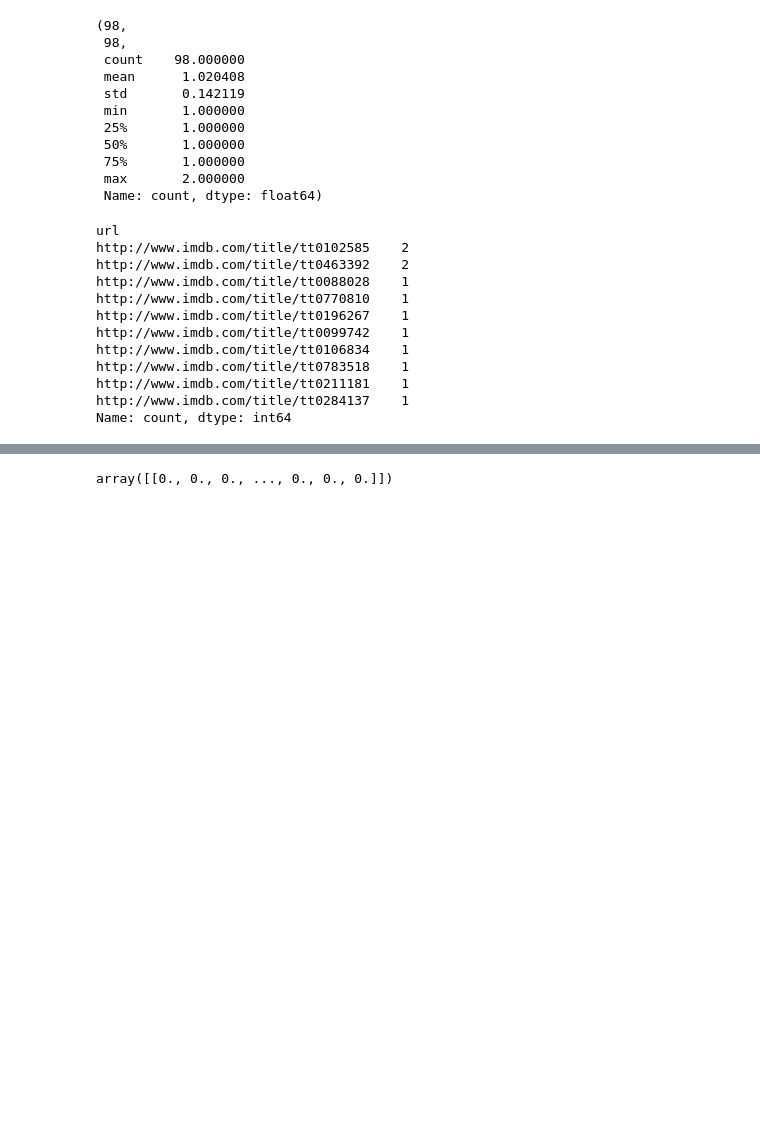
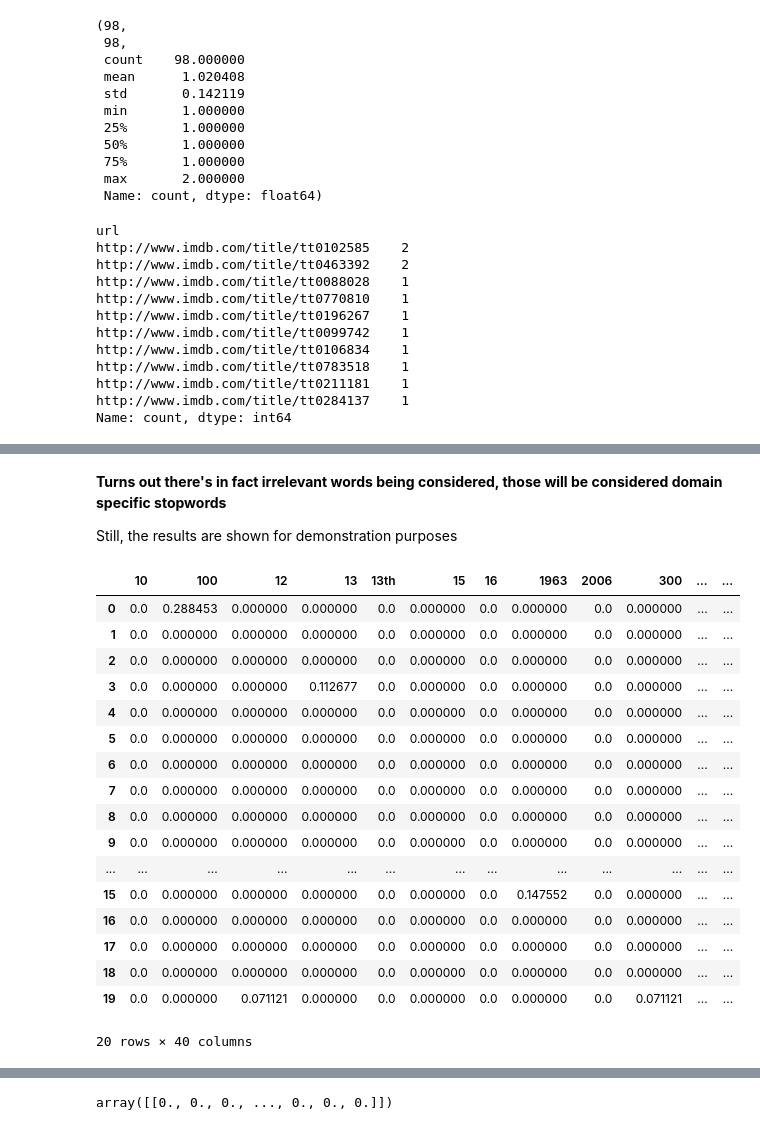
Before and after one commit to jamesxleon/DataMiningProjects, a Jupyter notebook: TF-IDF/Recommender.ipynb, the cells around one changed output, grey strips where cells are left out. Cells and saved outputs as stored; diff of their text form; code cells hidden in the pictures; blank space fills up the shorter version.

```diff
--- a/TF-IDF/Recommender.ipynb
+++ b/TF-IDF/Recommender.ipynb
@@ -257,0 +272,31 @@ top_10_tfidf
+# %% [markdown]
+**Turns out there's in fact irrelevant words being considered, those will be considered domain specific stopwords**
+
+Still, the results are shown for demonstration purposes
+# %%
+#Show a sample of X
+X_demo = X.toarray()[:20, :40]
+features_demo = features_x[:40]
+
+X_df_demo = pd.DataFrame(X_demo, columns=features_demo)
+
+X_df_demo
+# %% [output]
+|  | 10 | 100 | 12 | 13 | 13th | 15 | 16 | 1963 | 2006 | 300 | ... | ... |
+| 0 | 0.0 | 0.288453 | 0.000000 | 0.000000 | 0.0 | 0.000000 | 0.0 | 0.000000 | 0.0 | 0.000000 | ... | ... |
+| 1 | 0.0 | 0.000000 | 0.000000 | 0.000000 | 0.0 | 0.000000 | 0.0 | 0.000000 | 0.0 | 0.000000 | ... | ... |
+| 2 | 0.0 | 0.000000 | 0.000000 | 0.000000 | 0.0 | 0.000000 | 0.0 | 0.000000 | 0.0 | 0.000000 | ... | ... |
+| 3 | 0.0 | 0.000000 | 0.000000 | 0.112677 | 0.0 | 0.000000 | 0.0 | 0.000000 | 0.0 | 0.000000 | ... | ... |
+| 4 | 0.0 | 0.000000 | 0.000000 | 0.000000 | 0.0 | 0.000000 | 0.0 | 0.000000 | 0.0 | 0.000000 | ... | ... |
+| 5 | 0.0 | 0.000000 | 0.000000 | 0.000000 | 0.0 | 0.000000 | 0.0 | 0.000000 | 0.0 | 0.000000 | ... | ... |
+| 6 | 0.0 | 0.000000 | 0.000000 | 0.000000 | 0.0 | 0.000000 | 0.0 | 0.000000 | 0.0 | 0.000000 | ... | ... |
+| 7 | 0.0 | 0.000000 | 0.000000 | 0.000000 | 0.0 | 0.000000 | 0.0 | 0.000000 | 0.0 | 0.000000 | ... | ... |
+| 8 | 0.0 | 0.000000 | 0.000000 | 0.000000 | 0.0 | 0.000000 | 0.0 | 0.000000 | 0.0 | 0.000000 | ... | ... |
+| 9 | 0.0 | 0.000000 | 0.000000 | 0.000000 | 0.0 | 0.000000 | 0.0 | 0.000000 | 0.0 | 0.000000 | ... | ... |
+| ... | ... | ... | ... | ... | ... | ... | ... | ... | ... | ... | ... | ... |
+| 15 | 0.0 | 0.000000 | 0.000000 | 0.000000 | 0.0 | 0.000000 | 0.0 | 0.147552 | 0.0 | 0.000000 | ... | ... |
+| 16 | 0.0 | 0.000000 | 0.000000 | 0.000000 | 0.0 | 0.000000 | 0.0 | 0.000000 | 0.0 | 0.000000 | ... | ... |
+| 17 | 0.0 | 0.000000 | 0.000000 | 0.000000 | 0.0 | 0.000000 | 0.0 | 0.000000 | 0.0 | 0.000000 | ... | ... |
+| 18 | 0.0 | 0.000000 | 0.000000 | 0.000000 | 0.0 | 0.000000 | 0.0 | 0.000000 | 0.0 | 0.000000 | ... | ... |
+| 19 | 0.0 | 0.000000 | 0.071121 | 0.000000 | 0.0 | 0.000000 | 0.0 | 0.000000 | 0.0 | 0.071121 | ... | ... |
+20 rows × 40 columns
```
Also changed, not shown: parts of 33 cells of this notebook.
